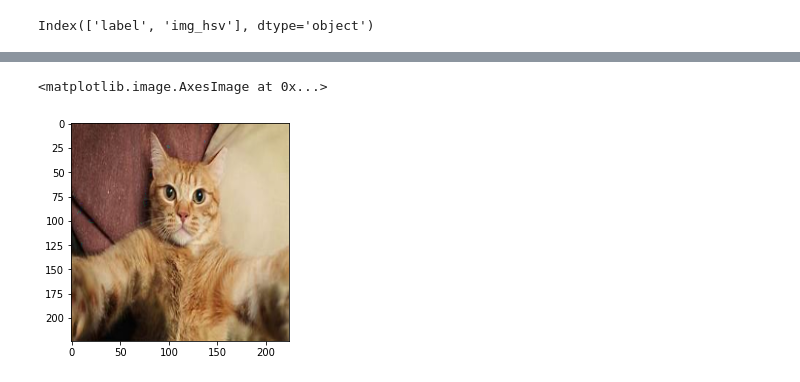
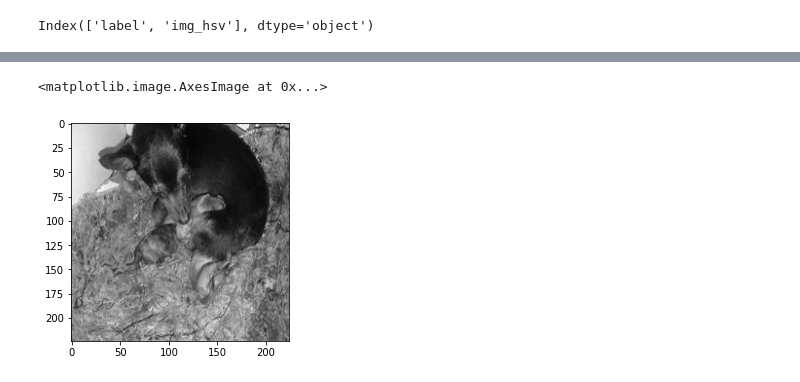
Before and after one commit to Eliaz-LR/Animal-identification-NN, a Jupyter notebook: training1.ipynb, the cells around one changed output, grey strips where cells are left out. Saved outputs shown, nothing was run; the diff lists cells and outputs as text; code cells hidden in the pictures.

```diff
--- a/training1.ipynb
+++ b/training1.ipynb
@@ -26,0 +29,13 @@ print(working_df['img_hsv'].apply(lambda x: x.shape).unique().shape)
+# %%
+#hsv to gray
+working_df['img_hsv'] = working_df['img_hsv'].apply(lambda x: cv2.cvtColor(x, cv2.COLOR_HSV2RGB))
+working_df['img_hsv'] = working_df['img_hsv'].apply(lambda x: cv2.cvtColor(x, cv2.COLOR_RGB2GRAY))
+# %%
+#img to array
+print(working_df['img_hsv'].shape)
+print(working_df['img_hsv'].iloc[0].shape)
+print(type(working_df['img_hsv']))
+print(type(working_df['img_hsv'].iloc[0]))
+working_df['img_hsv'] = working_df['img_hsv'].apply(lambda x: x.reshape(-1))
+X = working_df['img_hsv'].values
+X = np.stack(X)
@@ -26,0 +47,5 @@ print(working_df['img_hsv'].apply(lambda x: x.shape).unique().shape)
+# %%
+from sklearn import preprocessing
+le = preprocessing.LabelEncoder()
+working_df['label'] = le.fit_transform(working_df['label']) # 0 cat, 1 dog
+print(working_df['label'].value_counts())
@@ -27,8 +85,7 @@ print(working_df['img_hsv'].apply(lambda x: x.shape).unique().shape)
 # %%
 #impression image
-hsv = working_df['img_hsv'].iloc[0]
-rgb = cv2.cvtColor(hsv, cv2.COLOR_HSV2RGB)
-plt.imshow(rgb)
+hsv = working_df['img_hsv'].iloc[2000].reshape(224,224)
+plt.imshow(hsv, cmap='gray')
 # %% [output]
 <matplotlib.image.AxesImage at 0x...>
-[figure, old version]
+[figure, new version]
```
Also changed, not shown: parts of 8 cells of this notebook, 1 other file.
